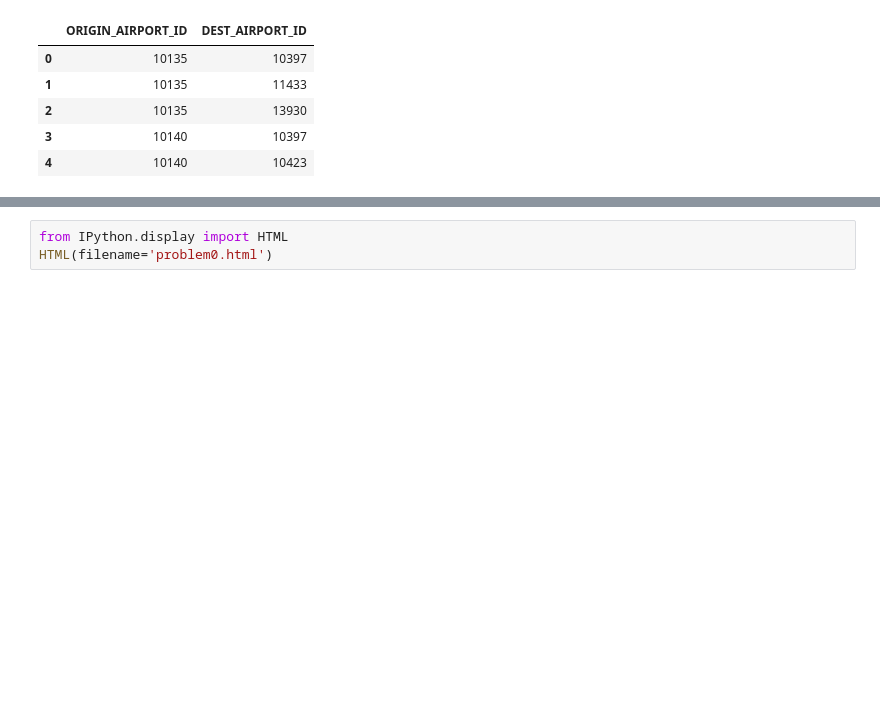
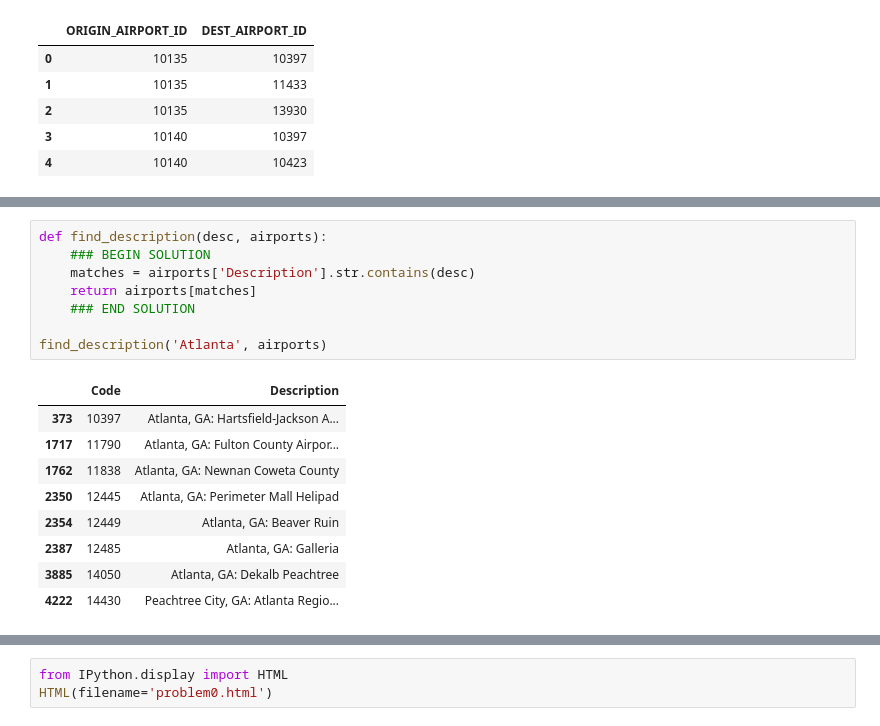
Before and after one commit to thetinahang/computing-data-analysis-review, a Jupyter notebook: Midterm2/midterm2_problem0.ipynb, the cells around one changed output, grey strips where cells are left out. Saved outputs shown, nothing was run; the diff lists cells and outputs as text; blank space fills up the shorter version.

```diff
--- a/Midterm2/midterm2_problem0.ipynb
+++ b/Midterm2/midterm2_problem0.ipynb
@@ -89,0 +201,18 @@ There are 4191 direct flight segments.
+# %%
+def find_description(desc, airports):
+    ### BEGIN SOLUTION
+    matches = airports['Description'].str.contains(desc)
+    return airports[matches]
+    ### END SOLUTION
+
+find_description('Atlanta', airports)
+# %% [output]
+|  | Code | Description |
+| 373 | 10397 | Atlanta, GA: Hartsfield-Jackson A... |
+| 1717 | 11790 | Atlanta, GA: Fulton County Airpor... |
+| 1762 | 11838 | Atlanta, GA: Newnan Coweta County |
+| 2350 | 12445 | Atlanta, GA: Perimeter Mall Helipad |
+| 2354 | 12449 | Atlanta, GA: Beaver Ruin |
+| 2387 | 12485 | Atlanta, GA: Galleria |
+| 3885 | 14050 | Atlanta, GA: Dekalb Peachtree |
+| 4222 | 14430 | Peachtree City, GA: Atlanta Regio... |
```
Also changed, not shown: parts of 15 cells of this notebook.
